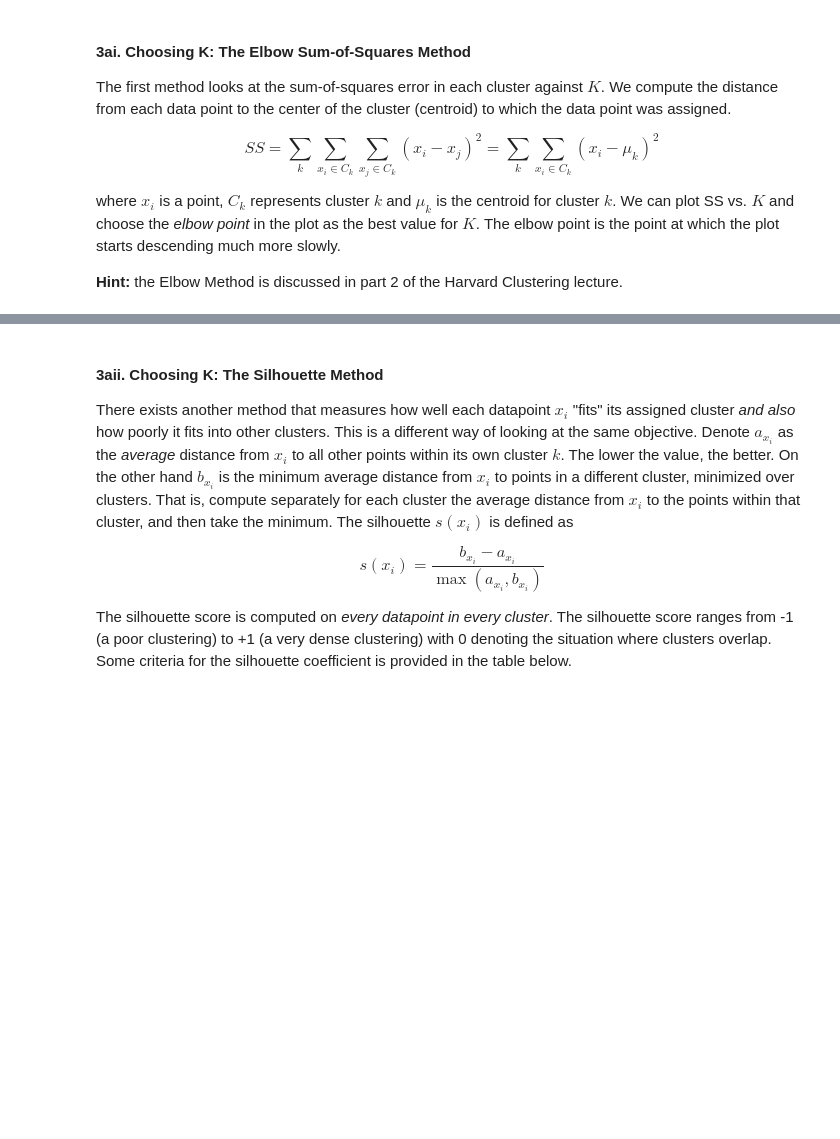
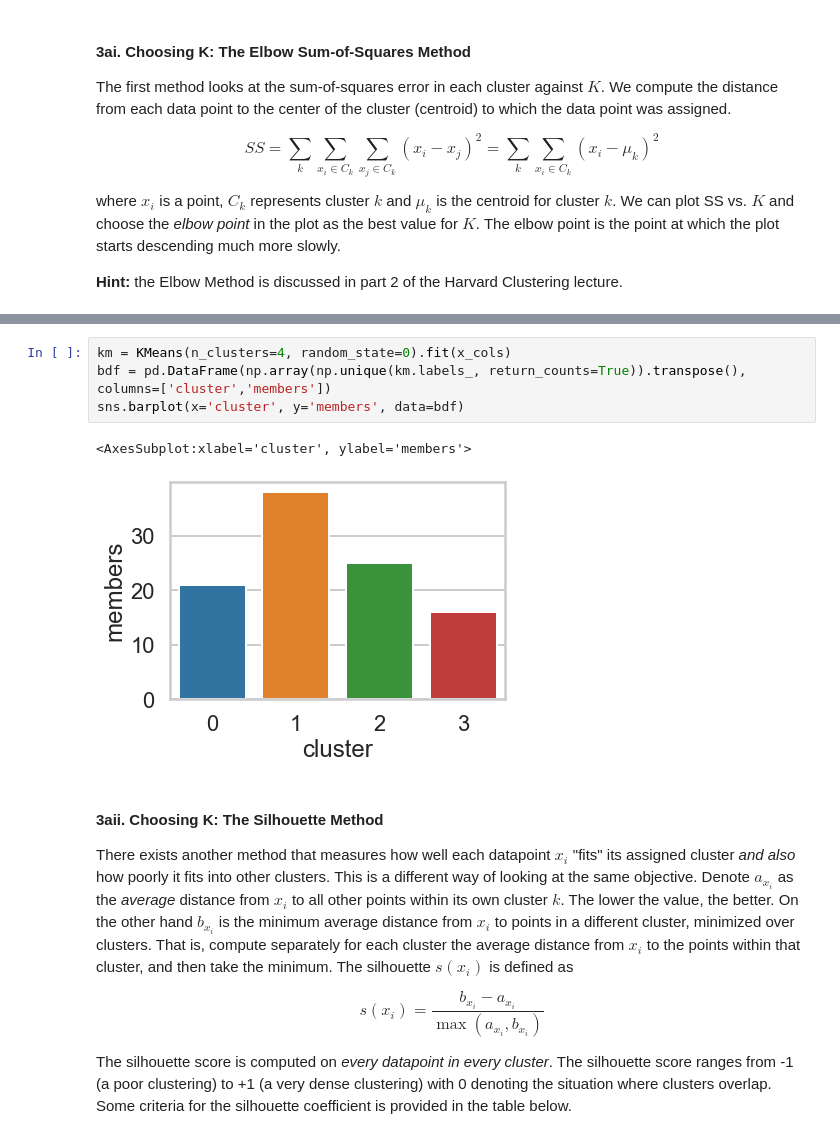
Before and after one commit to suri0001/ClusteringCaseStudy, a Jupyter notebook: Clustering Case Study - Customer Segmentation with K-Means - Tier 3.ipynb, the cells around one changed output, grey strips where cells are left out. Cells and saved outputs as stored; diff of their text form; blank space fills up the shorter version.

```diff
--- a/Clustering Case Study - Customer Segmentation with K-Means - Tier 3.ipynb
+++ b/Clustering Case Study - Customer Segmentation with K-Means - Tier 3.ipynb
@@ -159,3 +164,10 @@ sns.lineplot(x = 'K', y = 'SS', data = pd.DataFrame(np.array(l), columns = ['K',
+# %%
+km = KMeans(n_clusters=4, random_state=0).fit(x_cols)
+bdf = pd.DataFrame(np.array(np.unique(km.labels_, return_counts=True)).transpose(), columns=['cluster','members'])
+sns.barplot(x='cluster', y='members', data=bdf)
+# %% [output]
+<AxesSubplot:xlabel='cluster', ylabel='members'>
+[figure, added]
 # %% [markdown]
 #### 3aii. Choosing K: The Silhouette Method
 
```
Also changed, not shown: parts of 11 cells of this notebook.
